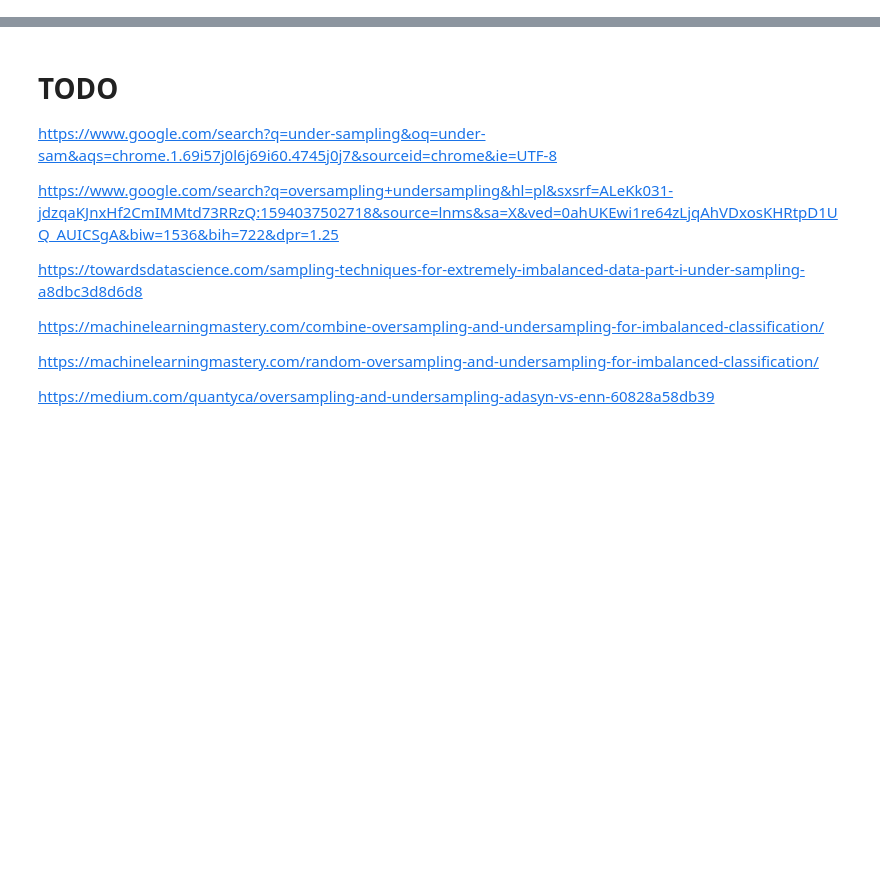
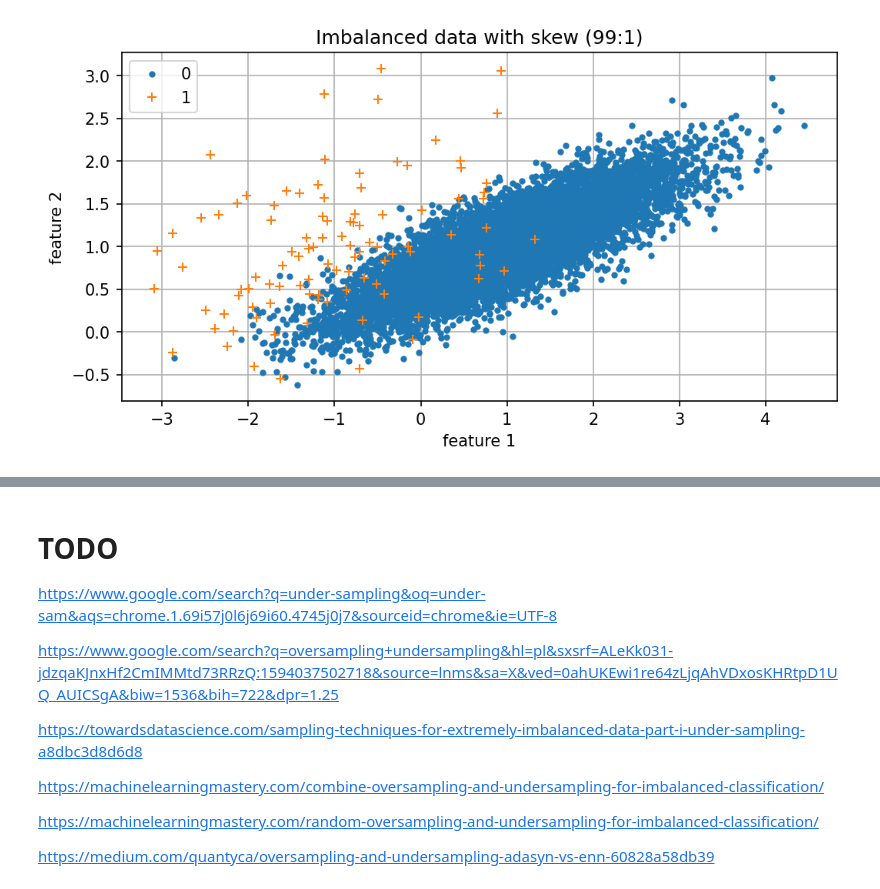
Before and after one commit to SalAlba/machine-learning, a Jupyter notebook: notes/imbalanced-data-sets/main.ipynb, the cells around one changed output, grey strips where cells are left out. Drawn from its saved outputs; the diff is of its cells as text; code cells hidden in the pictures; blank space fills up the shorter version.

```diff
--- a/notes/imbalanced-data-sets/main.ipynb
+++ b/notes/imbalanced-data-sets/main.ipynb
@@ -114,0 +181,14 @@ plt.show();
+# %%
+# scetter plot ...
+plt.figure(figsize=(8, 4), dpi=150)
+plt.plot(X[idx0, 0], X[idx0, 1], '.', label='0')
+plt.plot(X[idx1, 0], X[idx1, 1], '+', label='1')
+
+plt.title('Imbalanced data with skew (99:1)')
+plt.xlabel('feature 1')
+plt.ylabel('feature 2')
+plt.legend()
+plt.grid()
+plt.show();
+# %% [output]
+[figure, added]
```
Also changed, not shown: parts of 21 cells of this notebook, 1 other file.
